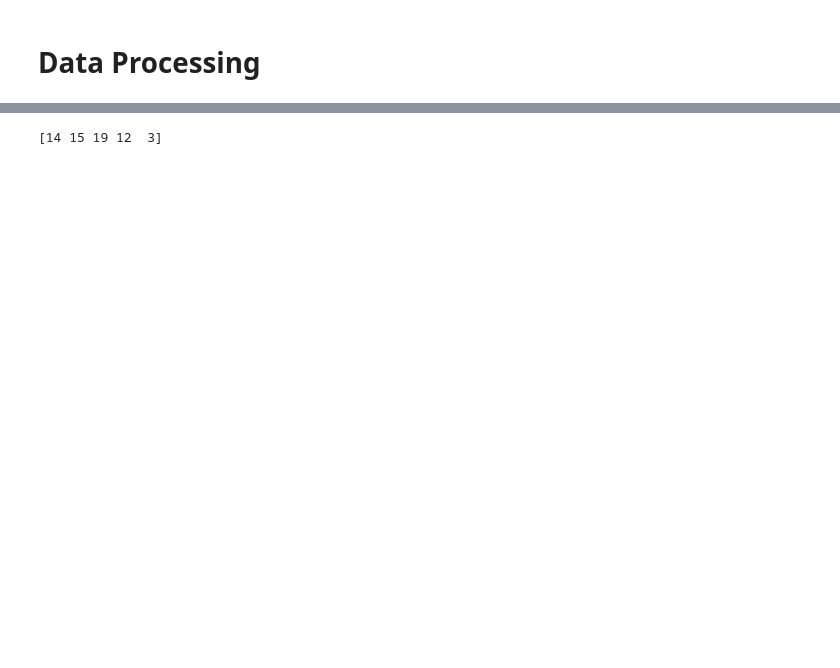
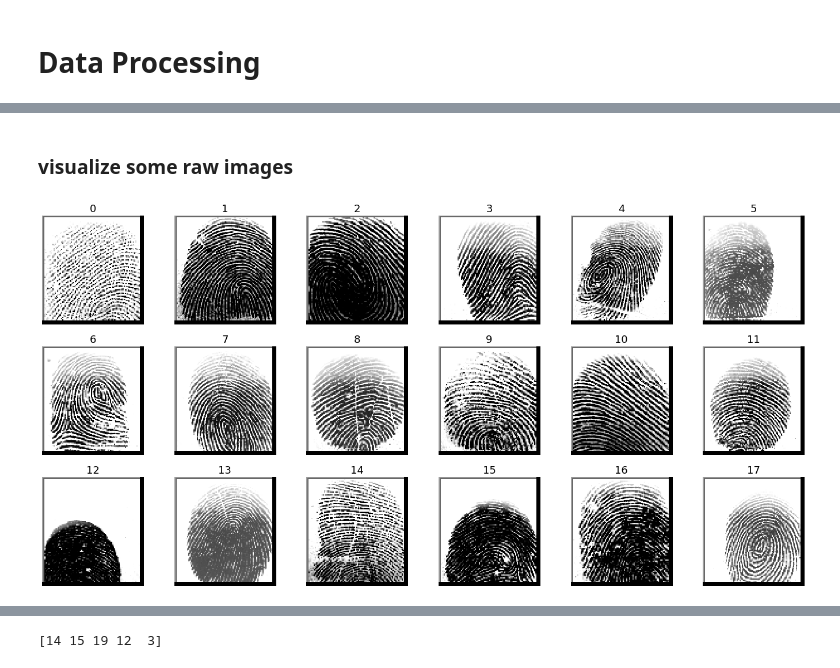
Before and after one commit to Luksalos/BIO-fingerprint-GAN, a Jupyter notebook: fingerprint_BigGAN.ipynb, the cells around one changed output, grey strips where cells are left out. Cells and saved outputs as stored; diff of their text form; code cells hidden in the pictures; blank space fills up the shorter version.

```diff
--- a/fingerprint_BigGAN.ipynb
+++ b/fingerprint_BigGAN.ipynb
@@ -118,14 +119,5 @@ def seed_everything(seed):
     torch.backends.cudnn.deterministic = True
 
 seed_everything(config['seed'])
-# %%
-if config['fresh_start']:
-    for f in glob.glob('gen/*'):
-        os.unlink(f)
-    for n in glob.glob('net*.pt'):
-        os.unlink(n)
-
-if not os.path.exists("gen/"):
-    os.mkdir("gen/")
 # %% [markdown]
 # Get data
@@ -142,5 +142,37 @@ if not os.path.exists('/content/SOCOFing/'):
 # %% [markdown]
 # Data Processing
+# %%
+# functions for images visualization
+def examine_imgs(procces_img_func, data, columns=4, size=10, show_title=True):
+    """
+    procces_img_func - function, that take exactly one argument -> image/image_path and return processed image
+    """
+    rows = len(data) / columns + 1
+    figsize = (size*columns, size*rows)
+    f = plt.figure(figsize=figsize)
+    for i, image in enumerate(data):
+        img = procces_img_func(image)
+        sp = f.add_subplot(rows, columns, i+1)
+        sp.axis('Off')
+        if show_title:
+            title_text = str(i)
+            # if items in data are type of string
+            # if isinstance(image, str):
+            #     title_text += image
+            sp.set_title(title_text, fontsize=18)
+        plt.imshow(img)
+    plt.show()
+
+def identity(image):
+    return image
+
+def unnormalize(image):
+    # inverse operation for A.Normalize((0.5, 0.5, 0.5), (0.5, 0.5, 0.5))
+    # WARNING!: works only for A.Normalize with exactly these used parameters
+    return np.round(np.clip(((image + 1)/2)*255,0,255)).astype(int)[...,::-1]
+
+def loader(image_path):
+    return cv2.imread(image_path)
 # %%
 root_images = '/content/SOCOFing/Real/'
 # %%
@@ -157,0 +183,8 @@ all_images = np.array(all_images)
+# %% [markdown]
+### visualize some raw images
+# %%
+num_to_show = 18
+full_paths = [os.path.join(root_images, image_name) for image_name in all_files[:num_to_show]]
+examine_imgs(loader, full_paths, columns=6, size=4)
+# %% [output]
+[figure, added]
```
Also changed, not shown: parts of 21 cells of this notebook.
